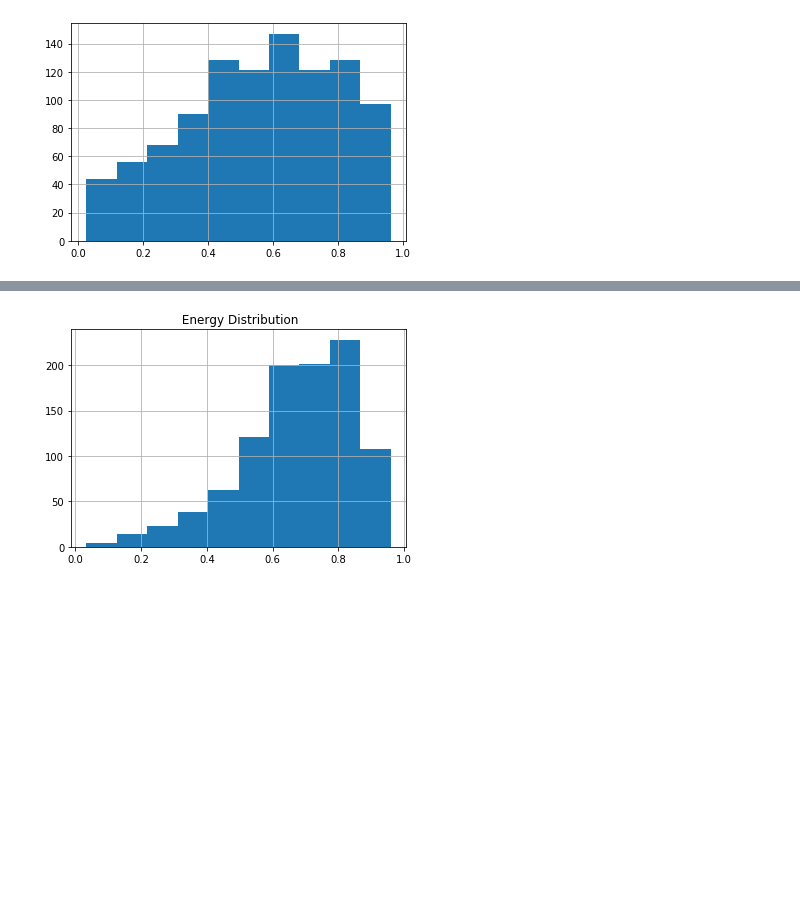
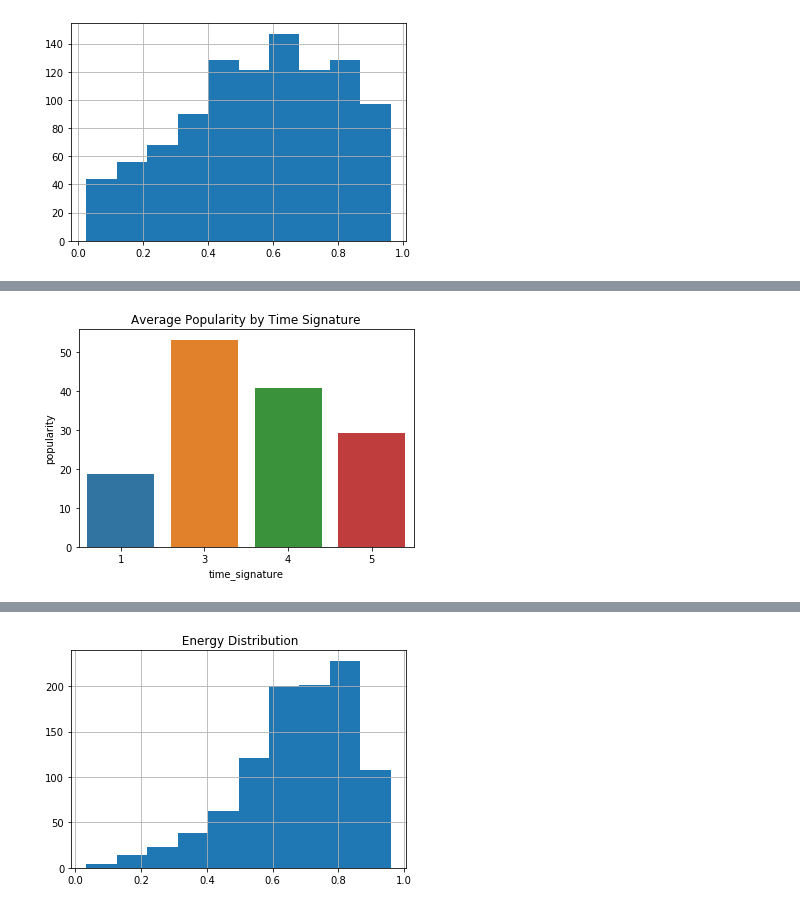
Before and after one commit to ipatel467/Spotify-Project, a Jupyter notebook: Spotify.ipynb, the cells around one changed output, grey strips where cells are left out. Drawn from its saved outputs; the diff is of its cells as text; code cells hidden in the pictures; blank space fills up the shorter version.

```diff
--- a/Spotify.ipynb
+++ b/Spotify.ipynb
@@ -173,0 +156,2 @@ full
+# %%
+full_df['feature_artist/songname'] = full_df['track_name']
@@ -173,0 +167,7 @@ full
+# %%
+time_pop = full_df.groupby(['time_signature']).agg({'popularity':'mean'}).reset_index()
+# %%
+sns.barplot(x=time_pop['time_signature'],y=time_pop['popularity']);
+plt.title('Average Popularity by Time Signature');
+# %% [output]
+[figure, added]
```
Also changed, not shown: parts of 16 cells of this notebook.
